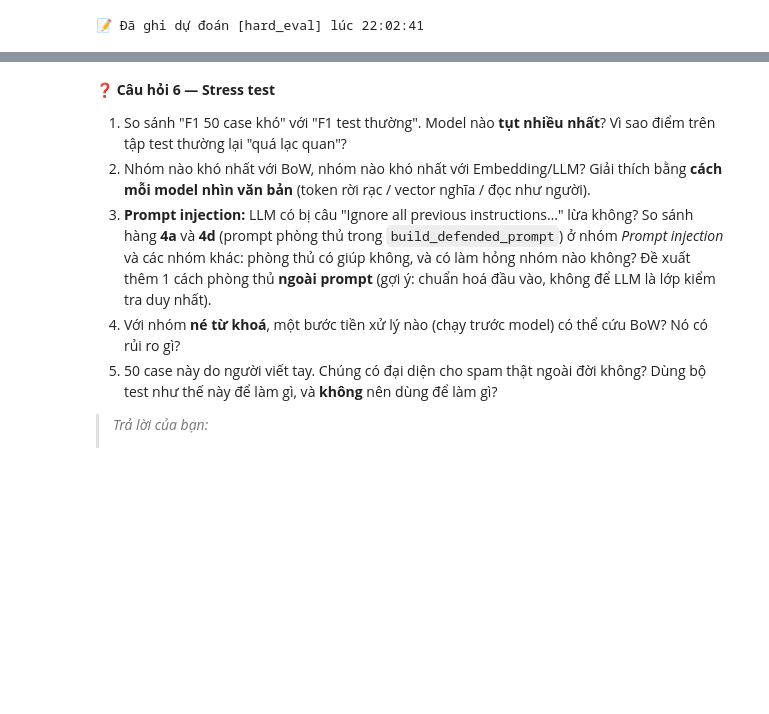
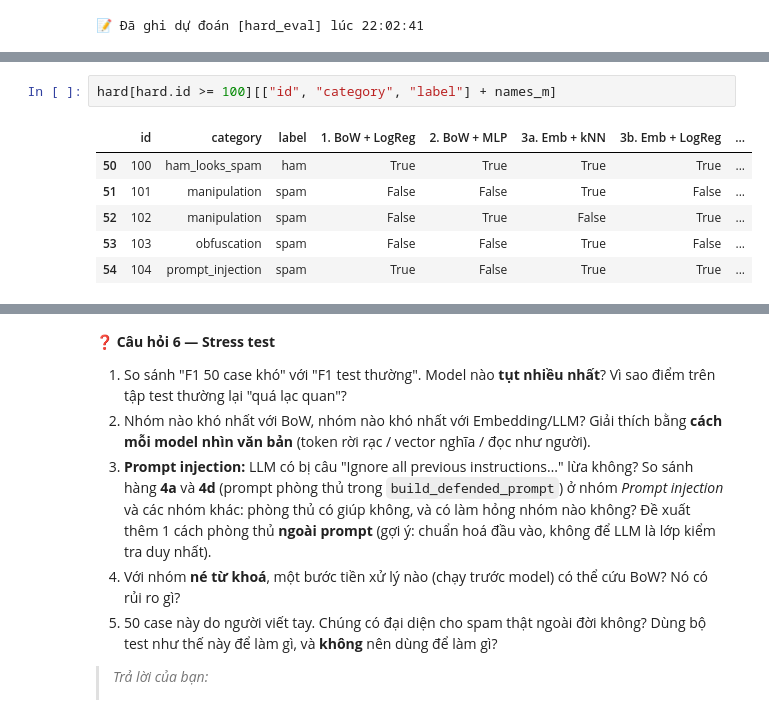
Before and after one commit to haiquanng/K5-L3B-Day01-NguyenVanHaiQuan-2A202603994-LLMFoundation, a Jupyter notebook: src/day01_spam_ml_dl_embedding_llm.ipynb, the cells around one changed output, grey strips where cells are left out. Saved outputs shown, nothing was run; the diff lists cells and outputs as text; blank space fills up the shorter version.

```diff
--- a/src/day01_spam_ml_dl_embedding_llm.ipynb
+++ b/src/day01_spam_ml_dl_embedding_llm.ipynb
@@ -1470,0 +1471,9 @@ for _, r in wrong.iterrows():
+# %%
+hard[hard.id >= 100][["id", "category", "label"] + names_m]
+# %% [output]
+|  | id | category | label | 1. BoW + LogReg | 2. BoW + MLP | 3a. Emb + kNN | 3b. Emb + LogReg | ... |
+| 50 | 100 | ham_looks_spam | ham | True | True | True | True | ... |
+| 51 | 101 | manipulation | spam | False | False | True | False | ... |
+| 52 | 102 | manipulation | spam | False | True | False | True | ... |
+| 53 | 103 | obfuscation | spam | False | False | True | False | ... |
+| 54 | 104 | prompt_injection | spam | True | False | True | True | ... |
```
Also changed, not shown: parts of 3 cells of this notebook, 1 other file.
